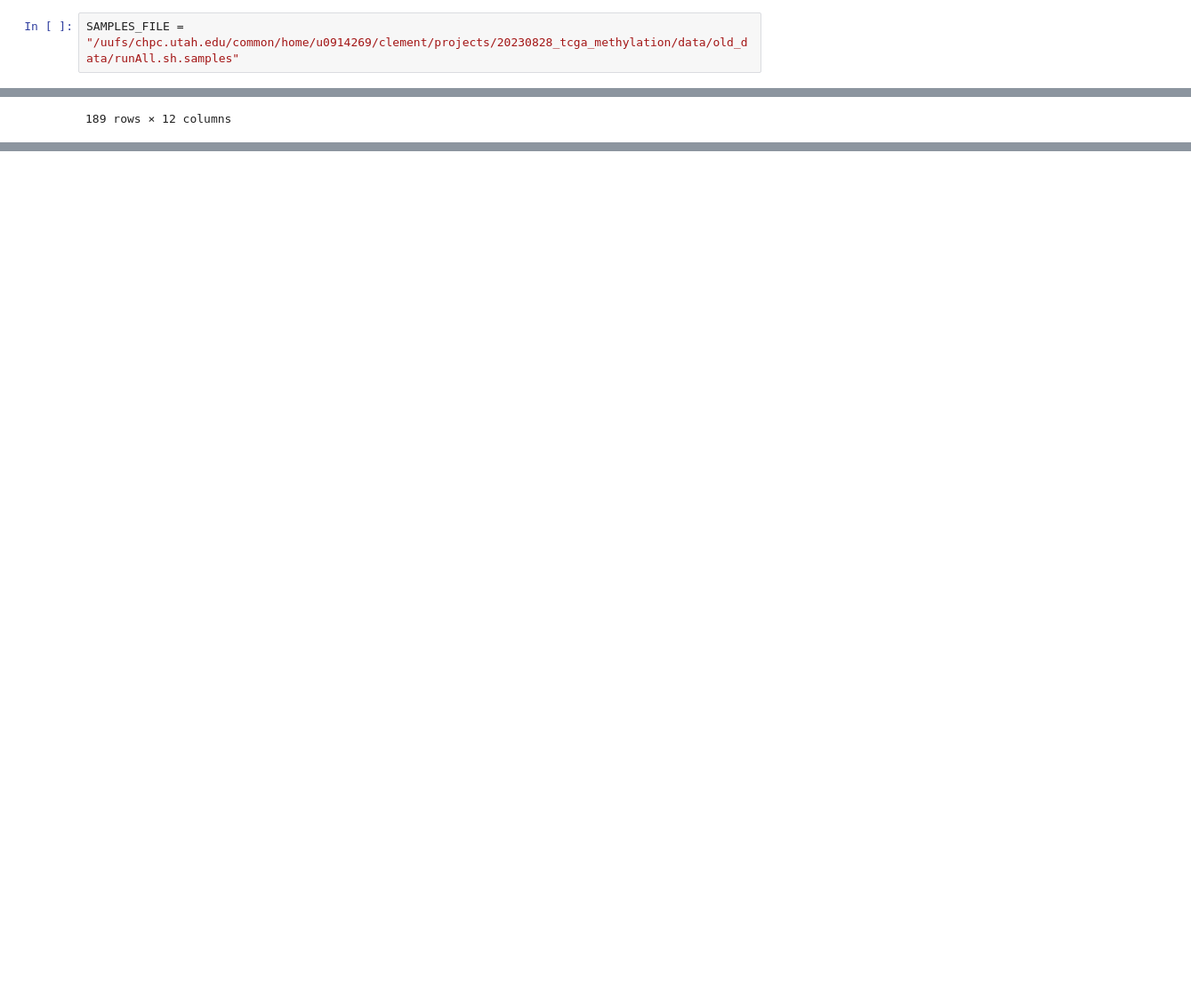
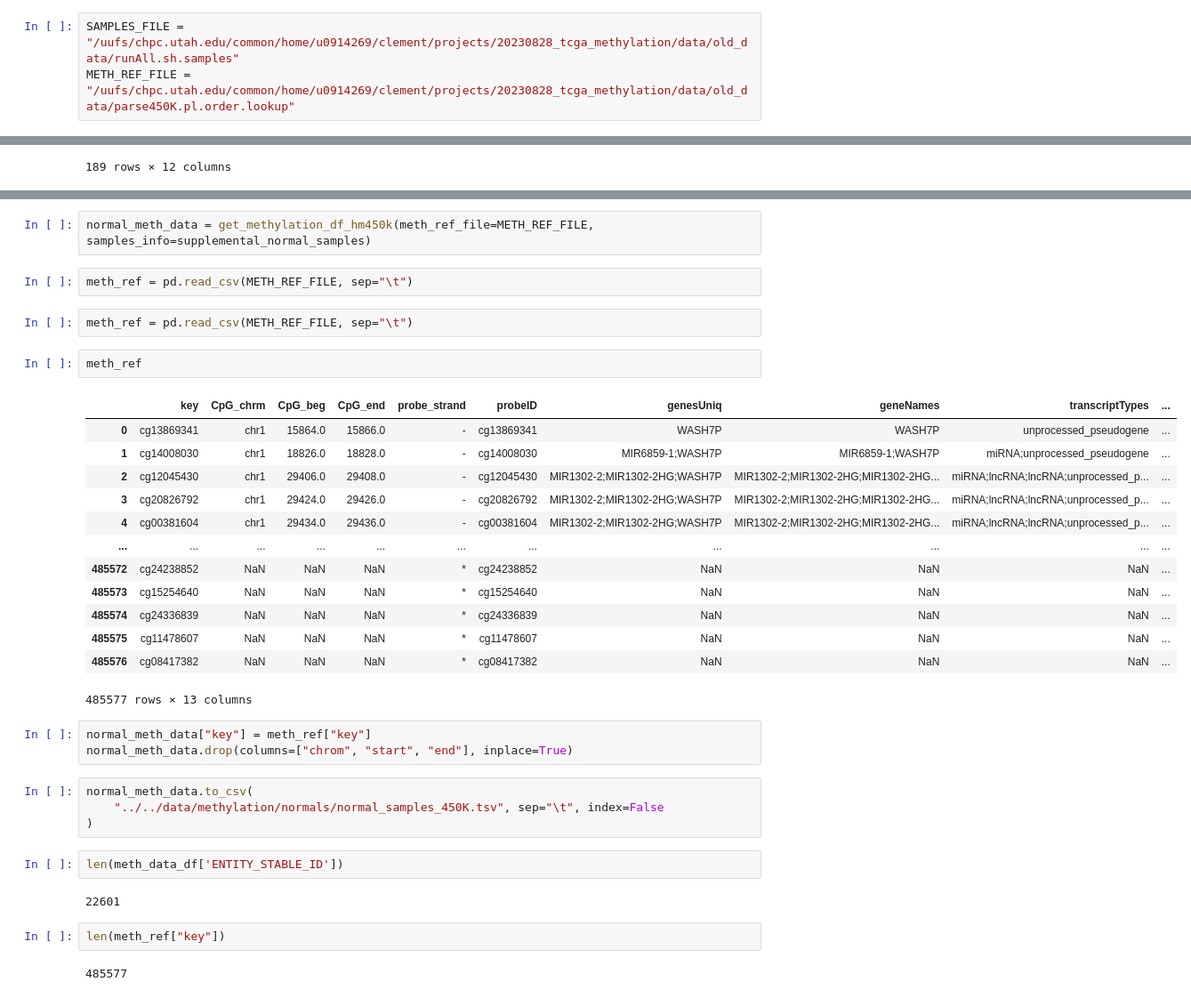
Before and after one commit to jacob-tye/20232110_TCGA_METHYLATION_CLINICAL_ML, a Jupyter notebook: analysis/data_prep/00_data_prep.ipynb, the cells around one changed output, grey strips where cells are left out. Shown at 89% size. Cells and saved outputs as stored; diff of their text form; blank space fills up the shorter version.

```diff
--- a/analysis/00_data_prep.ipynb
+++ b/analysis/data_prep/00_data_prep.ipynb
@@ -79,5 +120,6 @@ meth_data_df.to_csv('../data/methylation/meth_data.tsv', sep='\t', index=False)
 # %%
 SAMPLES_FILE = "/uufs/chpc.utah.edu/common/home/u0914269/clement/projects/20230828_tcga_methylation/data/old_data/runAll.sh.samples"
+METH_REF_FILE = "/uufs/chpc.utah.edu/common/home/u0914269/clement/projects/20230828_tcga_methylation/data/old_data/parse450K.pl.order.lookup"
 # %%
 sample_info = pd.read_csv(SAMPLES_FILE, sep="\t")
 # %%
@@ -108,0 +201,37 @@ supplemental_normal_samples.to_csv('../data/methylation/normals/normal_samples.t
+# %%
+normal_meth_data = get_methylation_df_hm450k(meth_ref_file=METH_REF_FILE, samples_info=supplemental_normal_samples)
+# %%
+meth_ref = pd.read_csv(METH_REF_FILE, sep="\t")
+# %%
+meth_ref = pd.read_csv(METH_REF_FILE, sep="\t")
+# %%
+meth_ref
+# %% [output]
+|  | key | CpG_chrm | CpG_beg | CpG_end | probe_strand | probeID | genesUniq | geneNames | transcriptTypes | ... |
+| 0 | cg13869341 | chr1 | 15864.0 | 15866.0 | - | cg13869341 | WASH7P | WASH7P | unprocessed_pseudogene | ... |
+| 1 | cg14008030 | chr1 | 18826.0 | 18828.0 | - | cg14008030 | MIR6859-1;WASH7P | MIR6859-1;WASH7P | miRNA;unprocessed_pseudogene | ... |
+| 2 | cg12045430 | chr1 | 29406.0 | 29408.0 | - | cg12045430 | MIR1302-2;MIR1302-2HG;WASH7P | MIR1302-2;MIR1302-2HG;MIR1302-2HG... | miRNA;lncRNA;lncRNA;unprocessed_p... | ... |
+| 3 | cg20826792 | chr1 | 29424.0 | 29426.0 | - | cg20826792 | MIR1302-2;MIR1302-2HG;WASH7P | MIR1302-2;MIR1302-2HG;MIR1302-2HG... | miRNA;lncRNA;lncRNA;unprocessed_p... | ... |
+| 4 | cg00381604 | chr1 | 29434.0 | 29436.0 | - | cg00381604 | MIR1302-2;MIR1302-2HG;WASH7P | MIR1302-2;MIR1302-2HG;MIR1302-2HG... | miRNA;lncRNA;lncRNA;unprocessed_p... | ... |
+| ... | ... | ... | ... | ... | ... | ... | ... | ... | ... | ... |
+| 485572 | cg24238852 | NaN | NaN | NaN | * | cg24238852 | NaN | NaN | NaN | ... |
+| 485573 | cg15254640 | NaN | NaN | NaN | * | cg15254640 | NaN | NaN | NaN | ... |
+| 485574 | cg24336839 | NaN | NaN | NaN | * | cg24336839 | NaN | NaN | NaN | ... |
+| 485575 | cg11478607 | NaN | NaN | NaN | * | cg11478607 | NaN | NaN | NaN | ... |
+| 485576 | cg08417382 | NaN | NaN | NaN | * | cg08417382 | NaN | NaN | NaN | ... |
+485577 rows × 13 columns
+# %%
+normal_meth_data["key"] = meth_ref["key"]
+normal_meth_data.drop(columns=["chrom", "start", "end"], inplace=True)
+# %%
+normal_meth_data.to_csv(
+    "../../data/methylation/normals/normal_samples_450K.tsv", sep="\t", index=False
+)
+# %%
+len(meth_data_df['ENTITY_STABLE_ID'])
+# %% [output]
+22601
+# %%
+len(meth_ref["key"])
+# %% [output]
+485577
```
Also changed, not shown: parts of 13 cells of this notebook, 17 other files.
